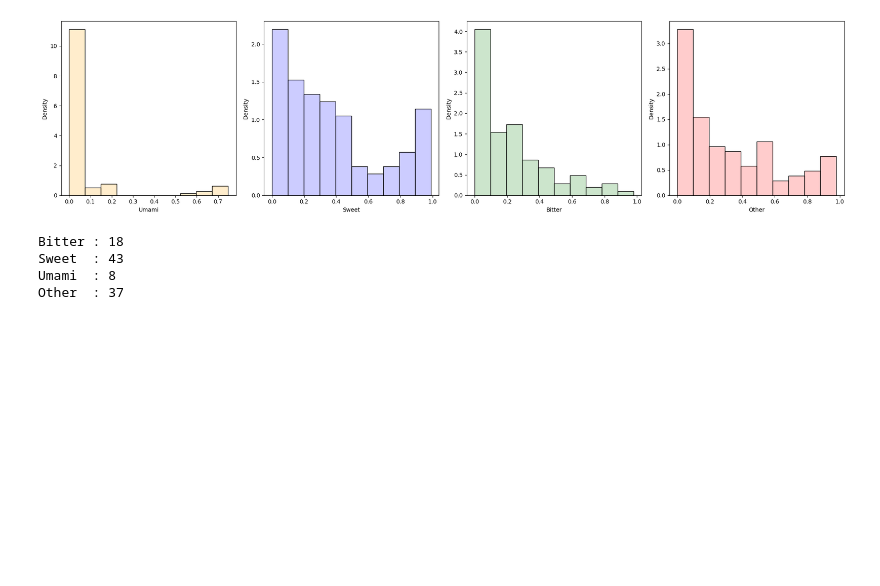
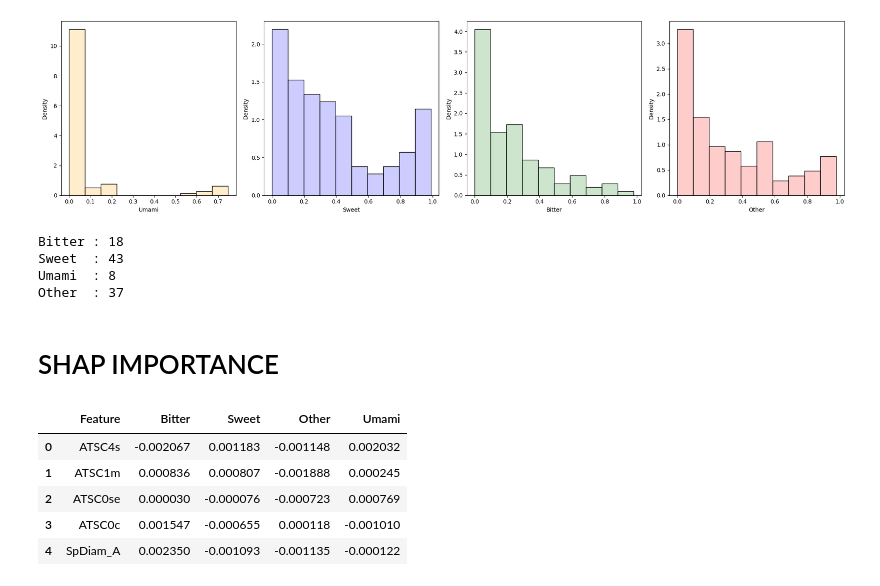
Before and after one commit to lorenzopallante/VirtuousMultiTaste, a Jupyter notebook: bck/test.ipynb, the cells around one changed output. Cells and saved outputs as stored; diff of their text form; code cells hidden in the pictures; blank space fills up the shorter version.

```diff
--- a/bck/test.ipynb
+++ b/bck/test.ipynb
@@ -577,3 +577,19 @@ Bitter : 18
 Sweet  : 43
 Umami  : 8
 Other  : 37
+# %% [markdown]
+# SHAP IMPORTANCE
+# %%
+# load dataset
+shap_file = root_dir_path + os.sep + 'bck' + os.sep + 'importance_shap_fourtaste.txt'
+df_shap = pd.read_csv(shap_file, sep='\t', header=0)
+# rename columns
+df_shap.columns = ['Feature', 'Bitter', 'Sweet', 'Other', 'Umami']
+df_shap.head()
+# %% [output]
+|  | Feature | Bitter | Sweet | Other | Umami |
+| 0 | ATSC4s | -0.002067 | 0.001183 | -0.001148 | 0.002032 |
+| 1 | ATSC1m | 0.000836 | 0.000807 | -0.001888 | 0.000245 |
+| 2 | ATSC0se | 0.000030 | -0.000076 | -0.000723 | 0.000769 |
+| 3 | ATSC0c | 0.001547 | -0.000655 | 0.000118 | -0.001010 |
+| 4 | SpDiam_A | 0.002350 | -0.001093 | -0.001135 | -0.000122 |
```
Also changed, not shown: parts of 9 cells of this notebook, 17 other files.
